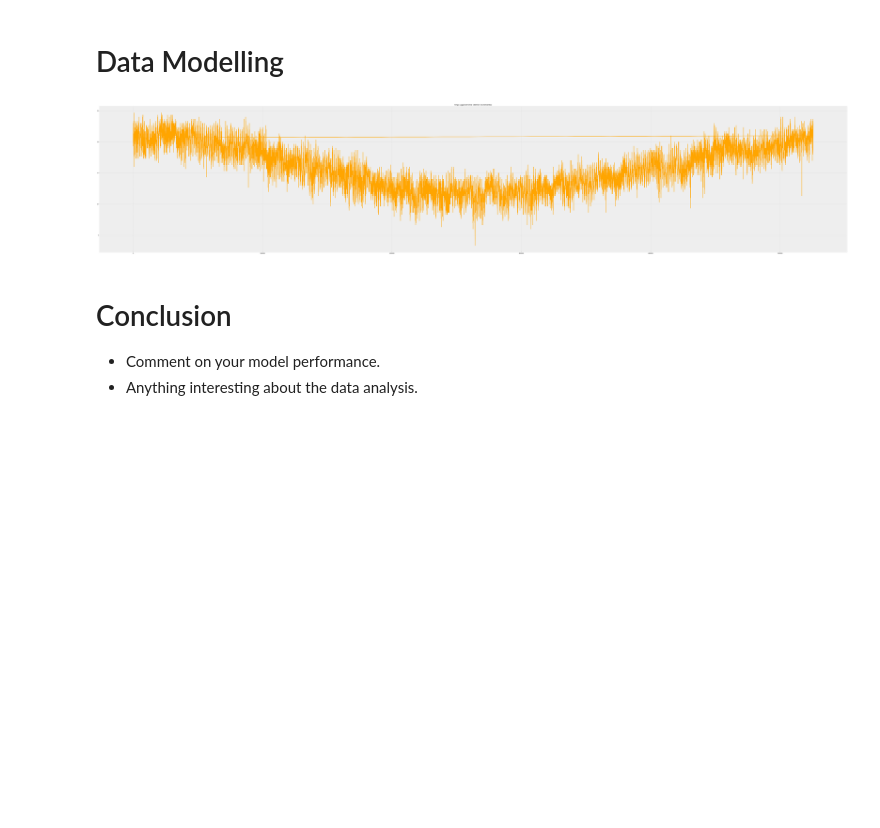
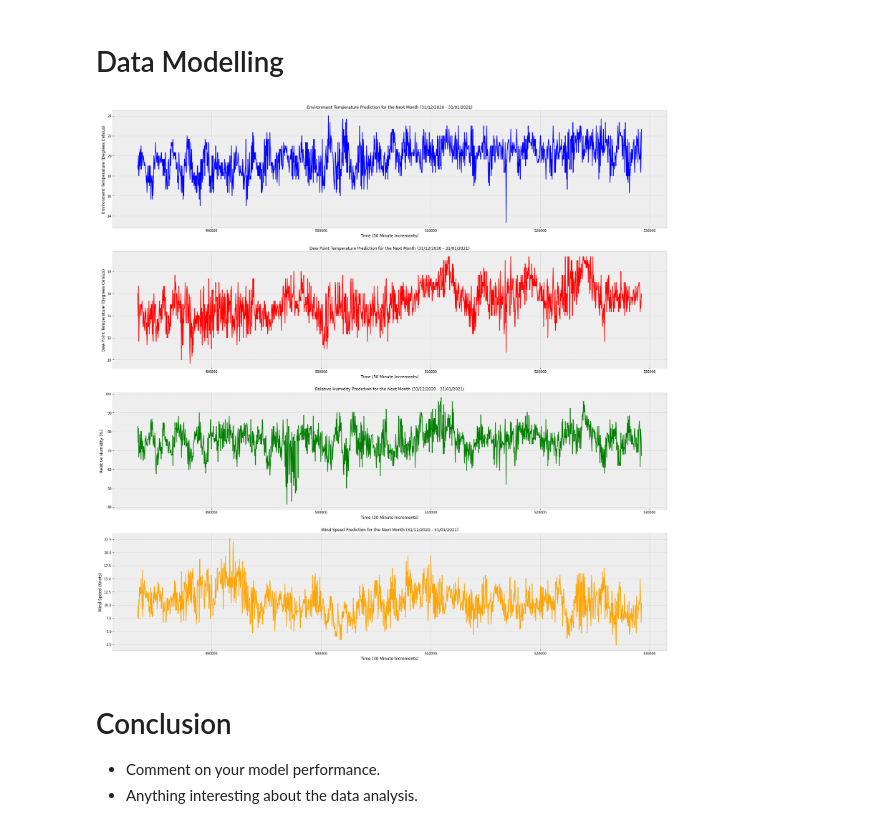
Before and after one commit to mwon369/MSA-Phase-2-2022-Data-Science-Project, a Jupyter notebook: submission.ipynb, the cells around one changed output. Cells and saved outputs as stored; diff of their text form; code cells hidden in the pictures; blank space fills up the shorter version.

Commit message:
Added comments on changes to the dataframe for Part 2 and graphed predictions for all four numerical measurements, i.e., tmpc, dwpc, relh and sknt

```diff
--- a/submission.ipynb
+++ b/submission.ipynb
@@ -172,41 +178,65 @@ memory usage: 4.0 MB
 # %%
 # An exhaustive list of models can be found in sci-kit learn in this link: https://scikit-learn.org/stable/supervised_learning.html
 # The url takes you to supervised learning which is what you will be dealing with for this phase.
 
 knn_model = KNeighborsRegressor(n_neighbors=3)
 knn_model.fit(x_tmpc_train, y_tmpc_train)
 knn_model.score(x_tmpc_test, y_tmpc_test)
 
 month_prediction_timeframe = []
+minutes = 483240
 
-minutes = 0
-
-for i in range(100000):
+# We want to make a prediction for the next month, i.e., the 31st of December and the whole of January which is 32 days
+# 1536 represents how many 30 minute intervals there are in 32 days
+for i in range(1536):
     if minutes != 525600:
         minutes += 30
     else:
         minutes = 0
     month_prediction_timeframe.append(minutes)
 
 
 # create data frame and use it to make prediction with our model
-month_prediction_set = pd.DataFrame(month_prediction_timeframe, columns=["0"])
-prediction = knn_model.predict(month_prediction_set)
+month_prediction_timeframe_df = pd.DataFrame(month_prediction_timeframe, columns=["0"])
+prediction = knn_model.predict(month_prediction_timeframe_df)
 
-df_month = pd.DataFrame(prediction, columns=["0","1","2","3"])
-df_month.insert(0, 'Month Prediction', month_prediction_timeframe)
+prediction_df = pd.DataFrame(prediction, columns=["0","1","2","3"])
+prediction_df.insert(0, "Future Month Timeframe", month_prediction_timeframe)
 
+for i in range(1536):
+    # 1412 is the index in our dataframe where the minutes reset to 0
+    if i >= 1412:
+        prediction_df.at[i, "Future Month Timeframe"] = 525570 + prediction_df._get_value(i, "Future Month Timeframe")
+
+# graph the predictions
 plt.style.use("bmh")
-fig1, (ax1) = plt.subplots(nrows=1, ncols=1)
+fig1, (ax1, ax2, ax3, ax4) = plt.subplots(nrows=4, ncols=1)
 
-ax1.plot(df_month["Month Prediction"], df_month["0"], color="orange")
-ax1.set_title("tmpc against time (30min increments)")
+ax1.plot(prediction_df["Future Month Timeframe"], prediction_df["0"], color="blue")
+ax1.set_title("Environment Temperature Prediction for the Next Month (31/12/2020 - 31/01/2021)", size=12)
+ax1.set_xlabel("Time (30 Minute Increments)")
+ax1.set_ylabel("Environment Temperature (Degrees Celsius)")
 
-fig1.set_size_inches(100,20)
+ax2.plot(prediction_df["Future Month Timeframe"], prediction_df["1"], color="red")
+ax2.set_title("Dew Point Temperature Prediction for the Next Month (31/12/2020 - 31/01/2021)", size=12)
+ax2.set_xlabel("Time (30 Minute Increments)")
+ax2.set_ylabel("Dew Point Temperature (Degrees Celsius)")
+
+ax3.plot(prediction_df["Future Month Timeframe"], prediction_df["2"], color="green")
+ax3.set_title("Relative Humidity Prediction for the Next Month (31/12/2020 - 31/01/2021)", size=12)
+ax3.set_xlabel("Time (30 Minute Increments)")
+ax3.set_ylabel("Relative Humidity (%)")
+
+ax4.plot(prediction_df["Future Month Timeframe"], prediction_df["3"], color="orange")
+ax4.set_title("Wind Speed Prediction for the Next Month (31/12/2020 - 31/01/2021)", size=12)
+ax4.set_xlabel("Time (30 Minute Increments)")
+ax4.set_ylabel("Wind Speed (Knots)")
+
+fig1.set_size_inches(30, 30)
 
 fig1.show()
 # %% [output]
-[figure, old version]
+[figure, new version]
 # %% [markdown]
 # Conclusion
 
```
Also changed, not shown: parts of 2 cells of this notebook.
